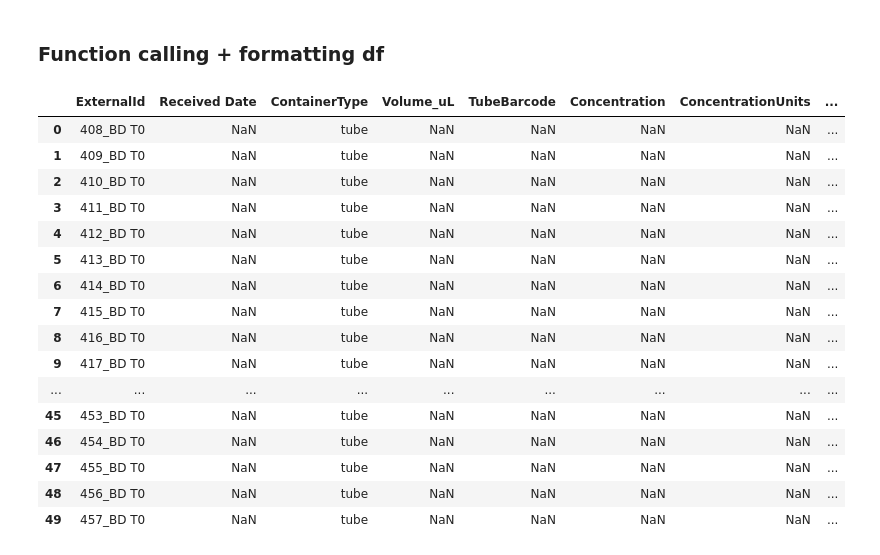
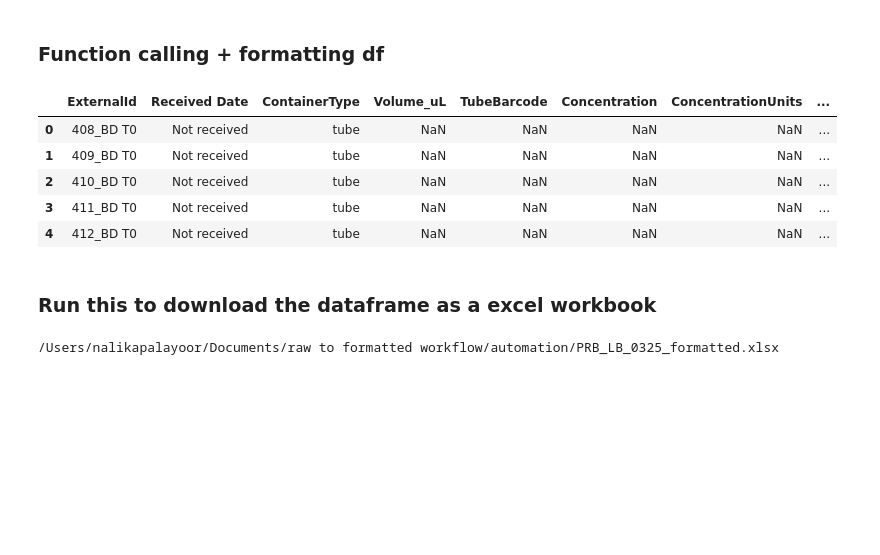
Before and after one commit to nalikapalayoor/clinical-data-cleaning-pipeline, a Jupyter notebook: raw_to_template.ipynb, the cells around one changed output. Cells and saved outputs as stored; diff of their text form; code cells hidden in the pictures; blank space fills up the shorter version.

Commit message:
Add column for ER/PR raw value and default to not received if required

```diff
--- a/raw_to_template.ipynb
+++ b/raw_to_template.ipynb
@@ -267,6 +297,8 @@ def calculate_elapsed_days(row, start_col, end_col):
 # %% [markdown]
 ### Synonym dictionaries for data cleaning (add to these as you find new synonyms in the raw data)
 # %%
+# If there are new synonyms found in the raw data, don't delete the old ones, just add to the lists below
+
 menopause_mapping= {
     "premenopause": ["pre menopause"],
     "perimenopause": ["peri menopause"],
@@ -290,12 +322,9 @@ biomarker_lookup = {
 }
 
 pos_neg_mapping = {
-    "Positive": [
-        "positive", "strong positive", "weak positive", "2+", "3+", "12", "8", "6", "9", "3", ">= 10", ">=10"
-    ],
-    "Negative": [
-        "negative", "0", "none", "not detected", "less than 10%", "less than 10", "1+"
-    ]
+    "Positive": ["positive", "strong positive", "weak positive", "2+", "3+", "1", "2","3","4","5","6","7","8","9","10","11","12","12",">= 10", ">=10"],
+    "Negative": ["negative", "0", "none", "not detected", "less than 10%", "less than 10", "1+"]
+
 }
 
 # create functions from function factory (add to dictionaries as you find new synonyms in the raw data)
@@ -309,8 +338,8 @@ clean_gender= make_cleaner({
 })
 
 clean_single_double= make_cleaner({
-    "Single": ['single', 'Single'],
-    "Double": ['double', 'Double']
+    "Single": ['single', 'Single','1'],
+    "Double": ['double', 'Double','2']
 })
 
 clean_sample_timepoint= make_cleaner({
@@ -325,6 +354,7 @@ clean_stage= make_cleaner({
 })
 
 # transformation registry (key: template column, value: cleaning function)
+# add a new row to the dictionary for each new function you create/use
 transformations= {
     "Date of Blood Draw/Cell Collection": clean_date,
     "Time of Draw": clean_time,
@@ -341,10 +371,11 @@ transformations= {
 
 template= pd.read_excel(template, header= template_header)
 raw= pd.read_excel(raw, sheet_name= sheet_name, header= raw_header)
+shipping_manifest= pd.read_excel(shipping_manifest)
 final= pd.DataFrame(index= raw.index, columns= template.columns)
 
 # this occurs if menopause status is in biomarker columns
-if extract_menopause:
+if extract_menopause_from_biomarker:
     final["Menopausal Status"]= raw.apply(extract_menopause_status, axis=1)
 
 # adding biomarker columns to the column mapping
@@ -361,47 +392,56 @@ for idx, result in biomarker_data.items():
 final["Duration between Cancer Diagnosis and Blood Draw (days)"] = raw.apply(
     lambda row: calculate_elapsed_days(row, "Date of cancer diagnosis [yyyy-mm-dd]", "Date of blood collection [yyyy-mm-dd]"), axis=1)
 
 # create a column for duration between tnm staging and blood draw
 final["Duration between TNM Staging and Blood Draw (days)"] = raw.apply(
     lambda row: calculate_elapsed_days(row, "Date of TNM staging  [yyyy-mm-dd]", "Date of blood collection [yyyy-mm-dd]"), axis=1)
 
 # create a column for age at the time of blood collection
 final["AgeAtCollection"]= raw.apply(
     lambda row: calculate_age(row["Year of birth"], row["Date of blood collection [yyyy-mm-dd]"]), axis=1)
 
 
 # apply transformations and mappings
 
 for col,val in fixed_values.items():
     if col in final.columns:
         final[col]= val
 
 for template_col in column_mapping:
     raw_col= column_mapping[template_col]
     if raw_col in raw.columns:
         if template_col in transformations:
             final[template_col]= raw[raw_col].apply(transformations[template_col])
         else:
             final[template_col]= raw[raw_col]
 
+# define columns that can be left blank if no data is present
+required_columns = [
+    "External Id","Received Date","Organism","Gender","Height","Weight","BMI","Sample Timepoint","Stage","Morphology Code","Description of Morphology Code",
+    "ExPatientId","ER","PR","HER2","FISH","ALK","ROS","EGFR","KRAS","PIK3CA","ESR1","AR","RNA-sequencing available ",
+    "Source (called Site on Sapio)","Country","Gender", "Race","SmokingHistory","Number of years smoked or smoking","Smoking Notes"
+]
+
+
+# if a column is blank and not optional, fill with Not received
+for col in final.columns:
+    if col in required_columns:
+        final[col]= final[col].fillna("Not received")
+
 # display the dataframe
 pd.set_option("display.max_columns",None)
-final.head(50)
+final.head()
 # %% [output]
 |  | ExternalId | Received Date | ContainerType | Volume_uL | TubeBarcode | Concentration | ConcentrationUnits | ... |
-| 0 | 408_BD T0 | NaN | tube | NaN | NaN | NaN | NaN | ... |
-| 1 | 409_BD T0 | NaN | tube | NaN | NaN | NaN | NaN | ... |
-| 2 | 410_BD T0 | NaN | tube | NaN | NaN | NaN | NaN | ... |
-| 3 | 411_BD T0 | NaN | tube | NaN | NaN | NaN | NaN | ... |
-| 4 | 412_BD T0 | NaN | tube | NaN | NaN | NaN | NaN | ... |
-| 5 | 413_BD T0 | NaN | tube | NaN | NaN | NaN | NaN | ... |
-| 6 | 414_BD T0 | NaN | tube | NaN | NaN | NaN | NaN | ... |
-| 7 | 415_BD T0 | NaN | tube | NaN | NaN | NaN | NaN | ... |
-| 8 | 416_BD T0 | NaN | tube | NaN | NaN | NaN | NaN | ... |
-| 9 | 417_BD T0 | NaN | tube | NaN | NaN | NaN | NaN | ... |
-| ... | ... | ... | ... | ... | ... | ... | ... | ... |
-| 45 | 453_BD T0 | NaN | tube | NaN | NaN | NaN | NaN | ... |
-| 46 | 454_BD T0 | NaN | tube | NaN | NaN | NaN | NaN | ... |
-| 47 | 455_BD T0 | NaN | tube | NaN | NaN | NaN | NaN | ... |
-| 48 | 456_BD T0 | NaN | tube | NaN | NaN | NaN | NaN | ... |
-| 49 | 457_BD T0 | NaN | tube | NaN | NaN | NaN | NaN | ... |
+| 0 | 408_BD T0 | Not received | tube | NaN | NaN | NaN | NaN | ... |
+| 1 | 409_BD T0 | Not received | tube | NaN | NaN | NaN | NaN | ... |
+| 2 | 410_BD T0 | Not received | tube | NaN | NaN | NaN | NaN | ... |
+| 3 | 411_BD T0 | Not received | tube | NaN | NaN | NaN | NaN | ... |
+| 4 | 412_BD T0 | Not received | tube | NaN | NaN | NaN | NaN | ... |
+# %% [markdown]
+### Run this to download the dataframe as a excel workbook
+# %%
+final.to_excel(output_path, index=False)
+FileLink(output_path)
+# %% [output]
+/Users/nalikapalayoor/Documents/raw to formatted workflow/automation/PRB_LB_0325_formatted.xlsx
```
Also changed, not shown: parts of 3 cells of this notebook.
